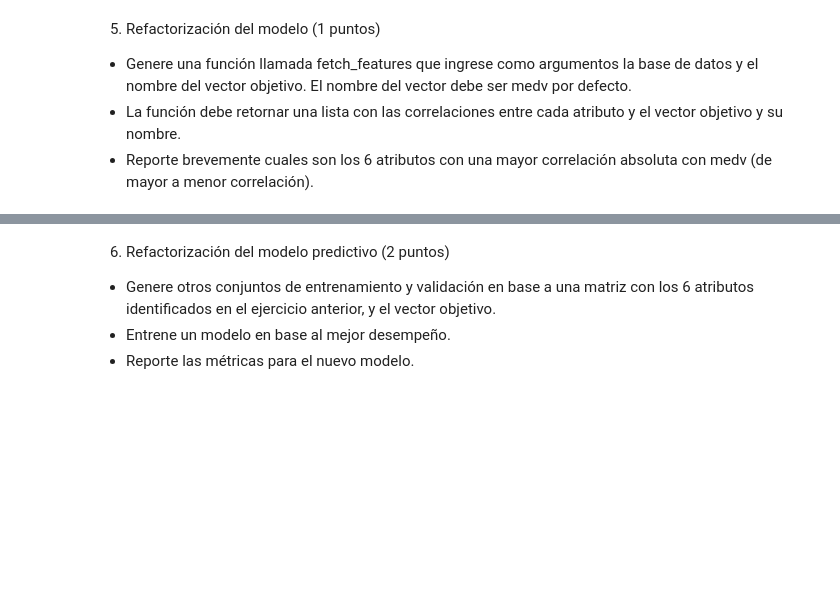
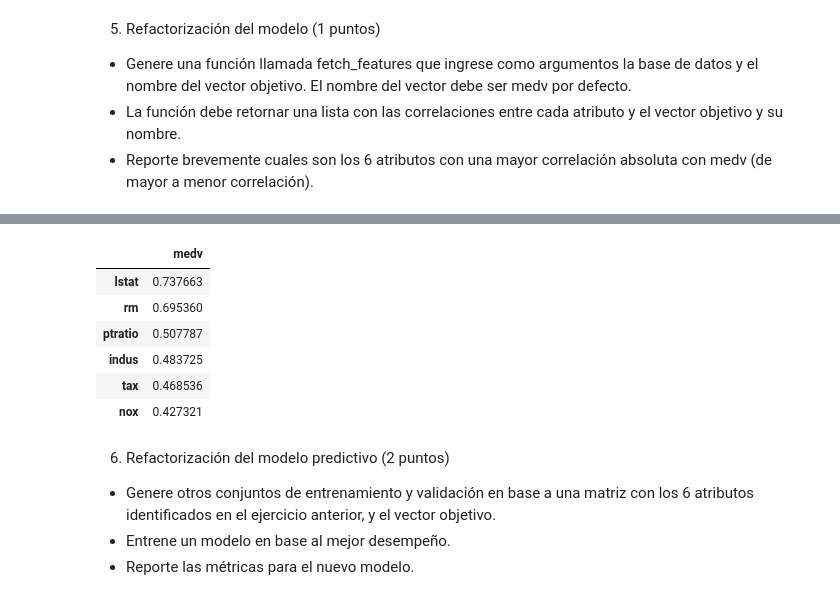
Before and after one commit to tomaspemora/desafio-latam-tareas-BA-TP, a Jupyter notebook: fundamentos_data_science/Desafio_Evaluado_5/desafio_ev.ipynb, the cells around one changed output, grey strips where cells are left out. Cells and saved outputs as stored; diff of their text form; code cells hidden in the pictures; blank space fills up the shorter version.

```diff
--- a/fundamentos_data_science/Desafio_Evaluado_5/desafio_ev.ipynb
+++ b/fundamentos_data_science/Desafio_Evaluado_5/desafio_ev.ipynb
@@ -208,3 +217,13 @@ fetch_features(df)
+# %%
+corr_features[1:7]
+# %% [output]
+|  | medv |
+| lstat | 0.737663 |
+| rm | 0.695360 |
+| ptratio | 0.507787 |
+| indus | 0.483725 |
+| tax | 0.468536 |
+| nox | 0.427321 |
 # %% [markdown]
 6. Refactorización del modelo predictivo (2 puntos)
 * Genere otros conjuntos de entrenamiento y validación en base a una matriz con los 6 atributos identificados en el ejercicio anterior, y el vector objetivo.
```
Also changed, not shown: parts of 16 cells of this notebook.
